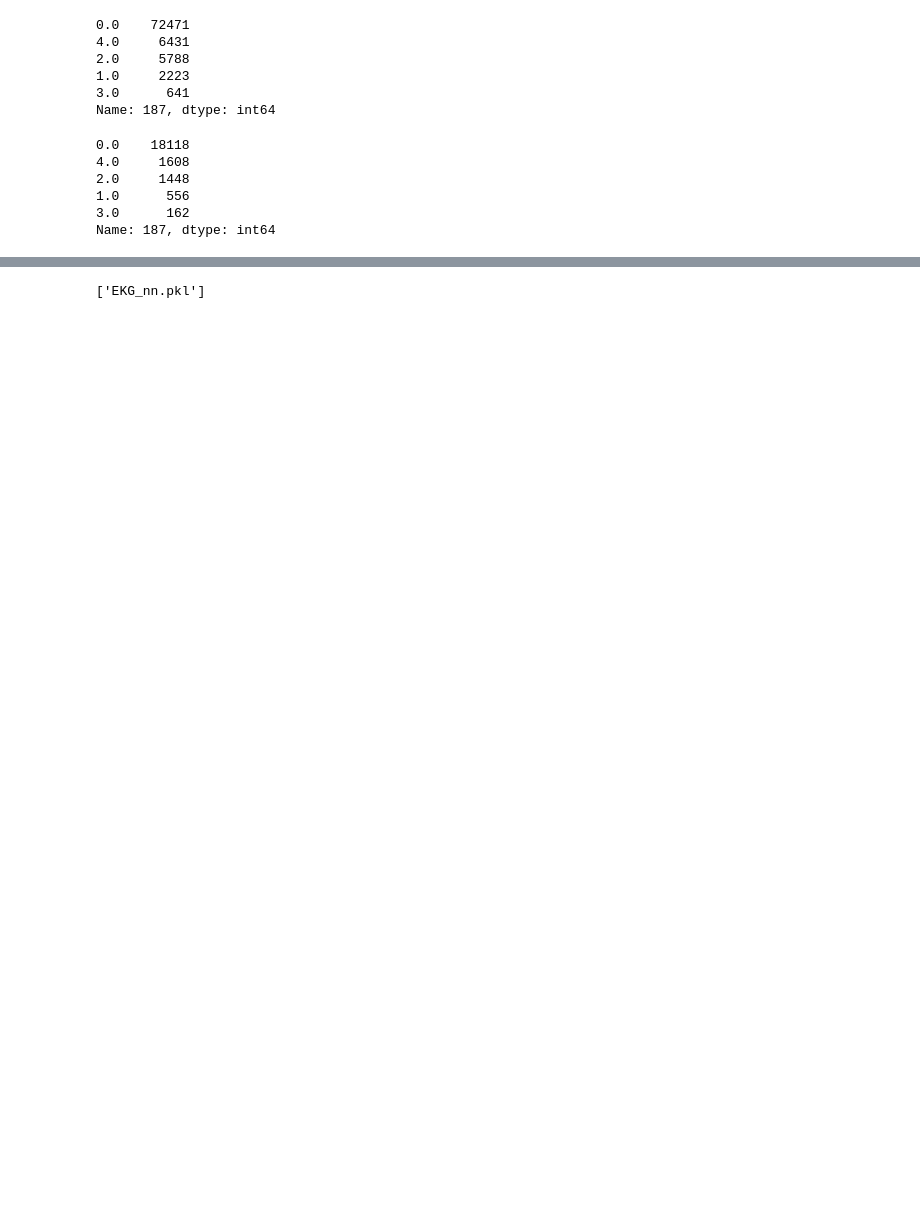
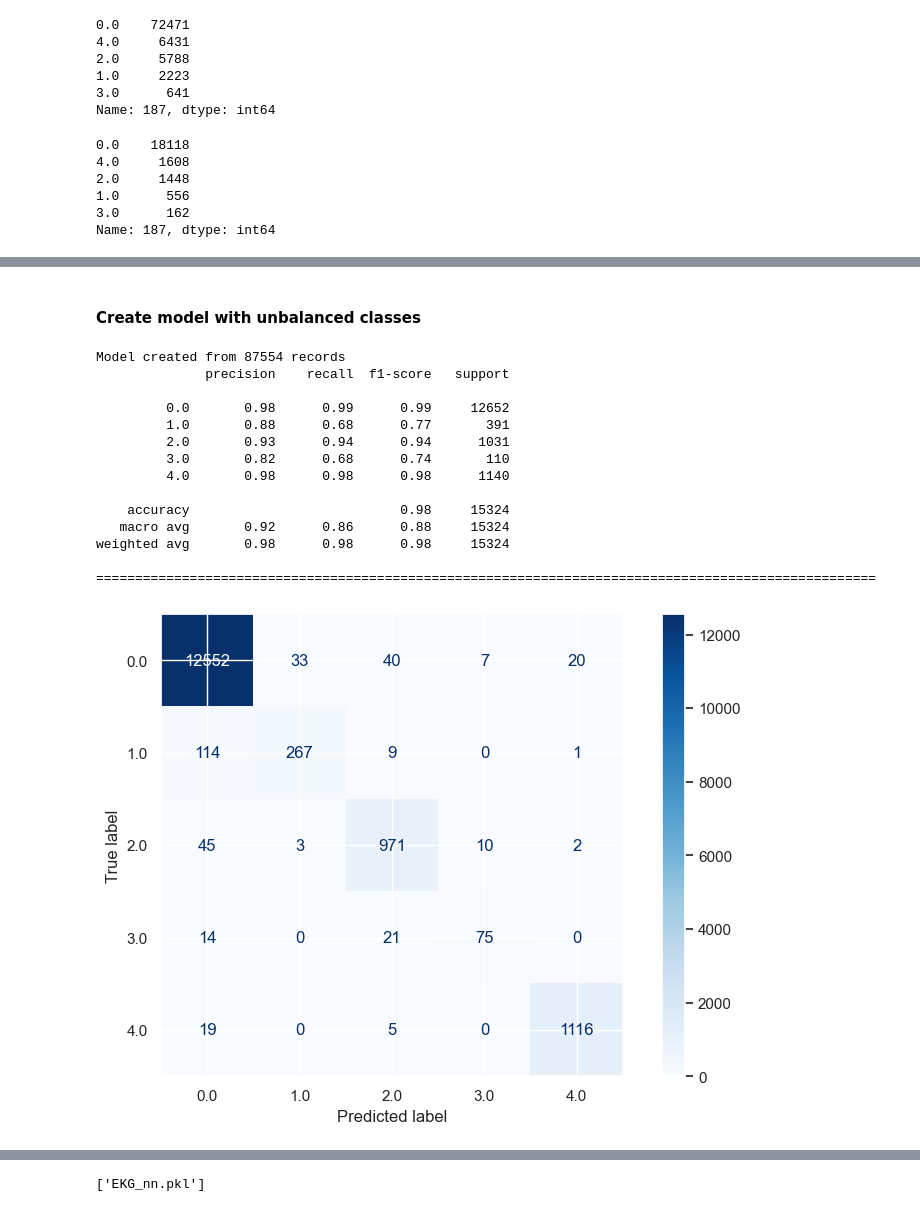
Before and after one commit to joseph-cavarretta/projects, a Jupyter notebook: neural_networks/elecrocardiograms/EKG_nn.ipynb, the cells around one changed output, grey strips where cells are left out. Cells and saved outputs as stored; diff of their text form; code cells hidden in the pictures; blank space fills up the shorter version.

```diff
--- a/neural_networks/elecrocardiograms/EKG_nn.ipynb
+++ b/neural_networks/elecrocardiograms/EKG_nn.ipynb
@@ -179,6 +132,0 @@ X_train shape: (90000, 187), y_train shape: (90000,)
-# %%
-# set aside validation set
-X_test, X_val, y_test, y_val = train_test_split(test_set_balanced.iloc[:, :-1],
-                                                test_set_balanced.iloc[:, -1],
-                                                test_size=0.3,
-                                                random_state=42)
@@ -194,0 +150,25 @@ MLPClassifier(hidden_layer_sizes=(75, 75, 75), max_iter=1000)
+# %%
+def train_model(train_set):
+    # split data into features and labels
+    X_train = train_set.iloc[:, :-1]
+    y_train = train_set.iloc[:, -1]
+    # relu activation is default
+    mlp = MLPClassifier(hidden_layer_sizes=(75, 75, 75), max_iter=300)
+    mlp.fit(X_train, y_train)
+    print(f'Model created from {len(X_train)} records')
+    return mlp
+# %%
+def split_validation_data(test_set):
+    X_test, X_val, y_test, y_val = train_test_split(test_set.iloc[:, :-1],
+                                                    test_set.iloc[:, -1],
+                                                    test_size=0.3,
+                                                    random_state=42)
+    return (X_test, X_val, y_test, y_val)
+# %%
+def evaluate_model(mlp, X_test, y_test):
+    y_pred = mlp.predict(X_test)
+    print(classification_report(y_test, y_pred))
+    print("=" * 100)
+    cm = confusion_matrix(y_test, y_pred, labels=mlp.classes_)
+    disp = ConfusionMatrixDisplay(confusion_matrix=cm, display_labels=mlp.classes_)
+    disp.plot(cmap='Blues')
@@ -194,0 +195,22 @@ MLPClassifier(hidden_layer_sizes=(75, 75, 75), max_iter=1000)
+# %% [markdown]
+#### Create model with unbalanced classes
+# %%
+model = train_model(train_set)
+val_data = split_validation_data(test_set)
+evaluate_model(model, val_data[0], val_data[2])
+# %% [output]
+Model created from 87554 records
+              precision    recall  f1-score   support
+
+         0.0       0.98      0.99      0.99     12652
+         1.0       0.88      0.68      0.77       391
+         2.0       0.93      0.94      0.94      1031
+         3.0       0.82      0.68      0.74       110
+         4.0       0.98      0.98      0.98      1140
+
+    accuracy                           0.98     15324
+   macro avg       0.92      0.86      0.88     15324
+weighted avg       0.98      0.98      0.98     15324
+
+====================================================================================================
+[figure, added]
```
Also changed, not shown: parts of 32 cells of this notebook.
